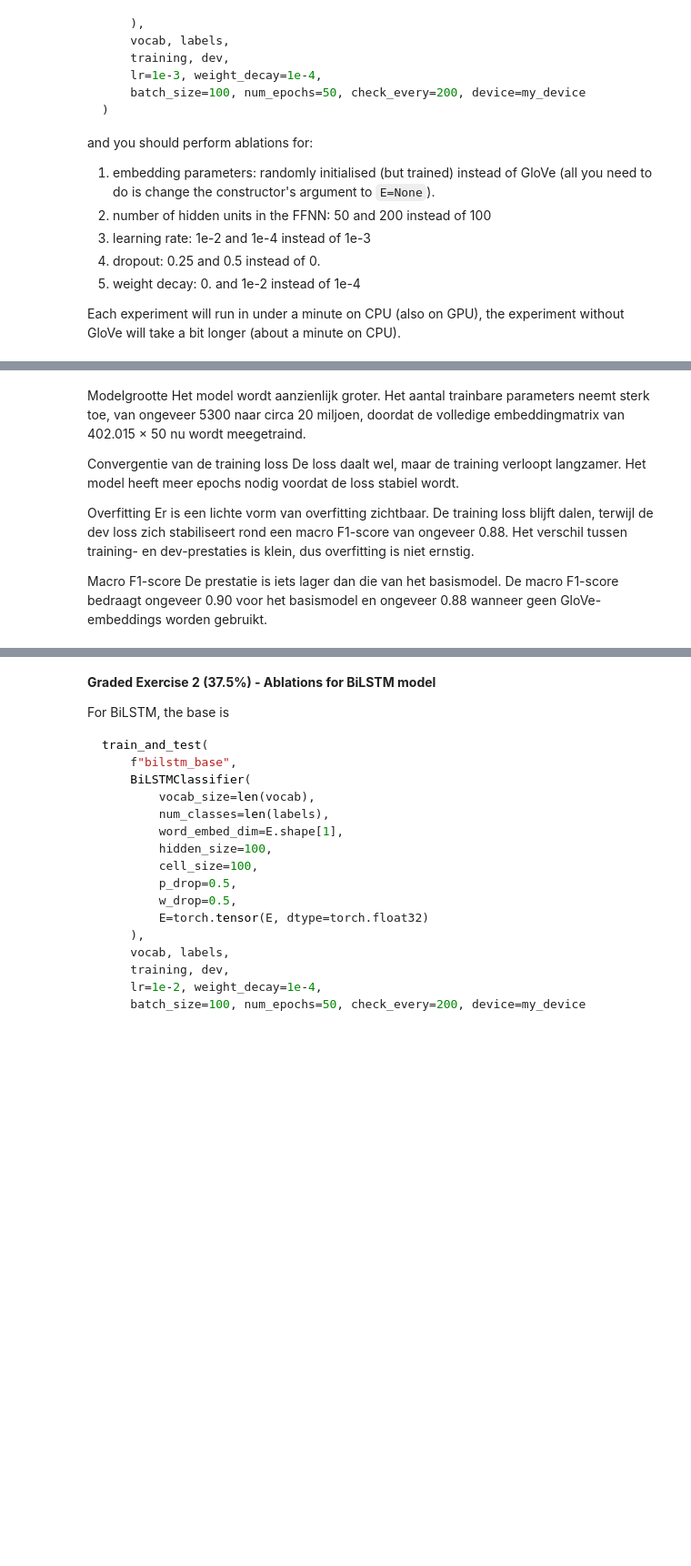
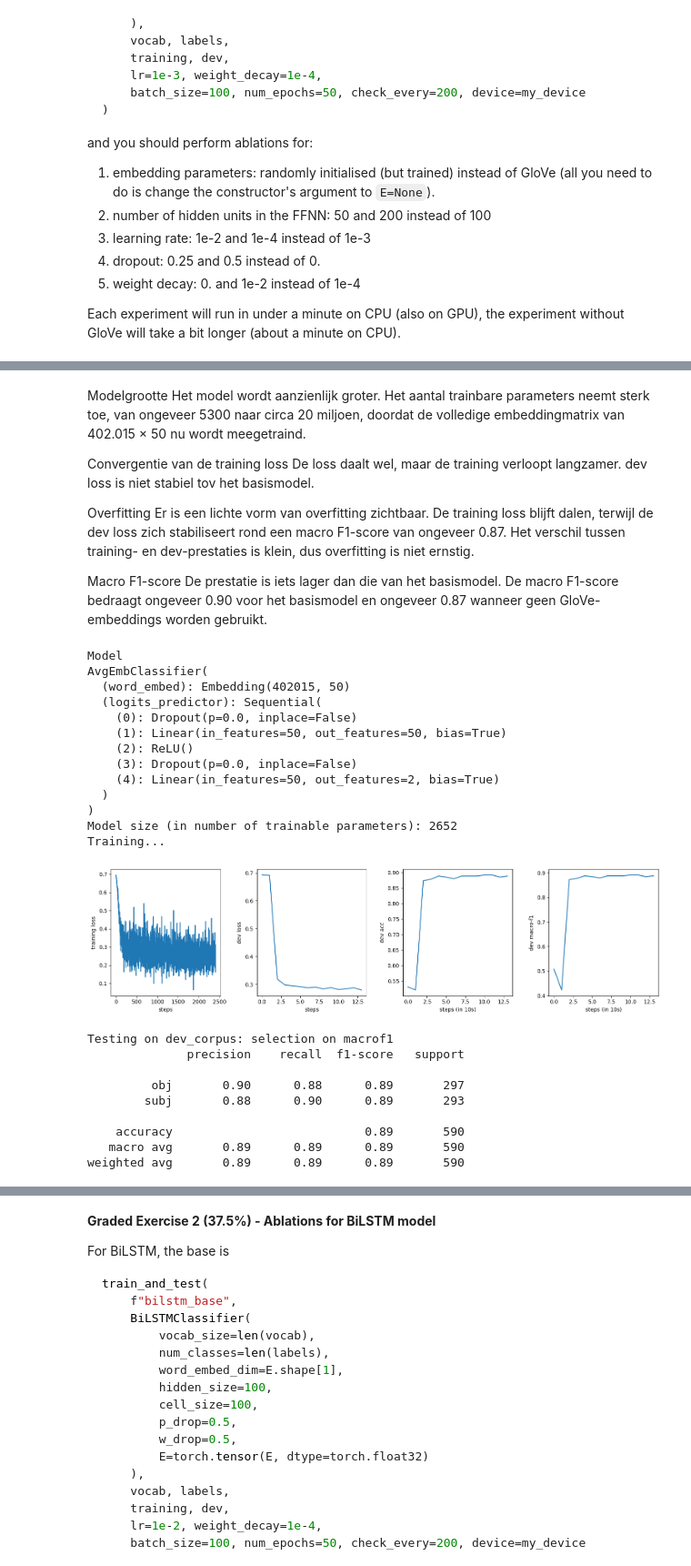
Before and after one commit to roosz/informatievisualisatie, a Jupyter notebook: T3.ipynb, the cells around one changed output, grey strips where cells are left out. Shown at 91% size. Drawn from its saved outputs; the diff is of its cells as text; code cells hidden in the pictures; blank space fills up the shorter version.

```diff
--- a/T3.ipynb
+++ b/T3.ipynb
@@ -2284,10 +2405,55 @@ Modelgrootte
 Het model wordt aanzienlijk groter. Het aantal trainbare parameters neemt sterk toe, van ongeveer 5300 naar circa 20 miljoen, doordat de volledige embeddingmatrix van 402.015 × 50 nu wordt meegetraind.
 
 Convergentie van de training loss
-De loss daalt wel, maar de training verloopt langzamer. Het model heeft meer epochs nodig voordat de loss stabiel wordt.
+De loss daalt wel, maar de training verloopt langzamer. dev loss is niet stabiel tov het basismodel.
 
 Overfitting
-Er is een lichte vorm van overfitting zichtbaar. De training loss blijft dalen, terwijl de dev loss zich stabiliseert rond een macro F1-score van ongeveer 0.88. Het verschil tussen training- en dev-prestaties is klein, dus overfitting is niet ernstig.
+Er is een lichte vorm van overfitting zichtbaar. De training loss blijft dalen, terwijl de dev loss zich stabiliseert rond een macro F1-score van ongeveer 0.87. Het verschil tussen training- en dev-prestaties is klein, dus overfitting is niet ernstig.
 
 Macro F1-score
-De prestatie is iets lager dan die van het basismodel. De macro F1-score bedraagt ongeveer 0.90 voor het basismodel en ongeveer 0.88 wanneer geen GloVe-embeddings worden gebruikt.
+De prestatie is iets lager dan die van het basismodel. De macro F1-score bedraagt ongeveer 0.90 voor het basismodel en ongeveer 0.87 wanneer geen GloVe-embeddings worden gebruikt.
+# %%
+# deel 2
+train_and_test(
+    "avgemb_h50",
+    AvgEmbClassifier(
+        vocab_size=len(vocab),
+        num_classes=len(labels),
+        word_embed_dim=E.shape[1],
+        hidden_size=50,
+        p_drop=0.,
+        E=torch.tensor(E, dtype=torch.float32)
+    ),
+    vocab, labels,
+    training, dev,
+    lr=1e-3,
+    weight_decay=1e-4,
+    batch_size=100,
+    num_epochs=50,
+    check_every=200,
+    device=my_device
+)
+# %% [output]
+Model
+AvgEmbClassifier(
+  (word_embed): Embedding(402015, 50)
+  (logits_predictor): Sequential(
+    (0): Dropout(p=0.0, inplace=False)
+    (1): Linear(in_features=50, out_features=50, bias=True)
+    (2): ReLU()
+    (3): Dropout(p=0.0, inplace=False)
+    (4): Linear(in_features=50, out_features=2, bias=True)
+  )
+)
+Model size (in number of trainable parameters): 2652
+Training...
+[figure, added]
+Testing on dev_corpus: selection on macrof1
+              precision    recall  f1-score   support
+
+         obj       0.90      0.88      0.89       297
+        subj       0.88      0.90      0.89       293
+
+    accuracy                           0.89       590
+   macro avg       0.89      0.89      0.89       590
+weighted avg       0.89      0.89      0.89       590
```
Also changed, not shown: parts of 20 cells of this notebook.
